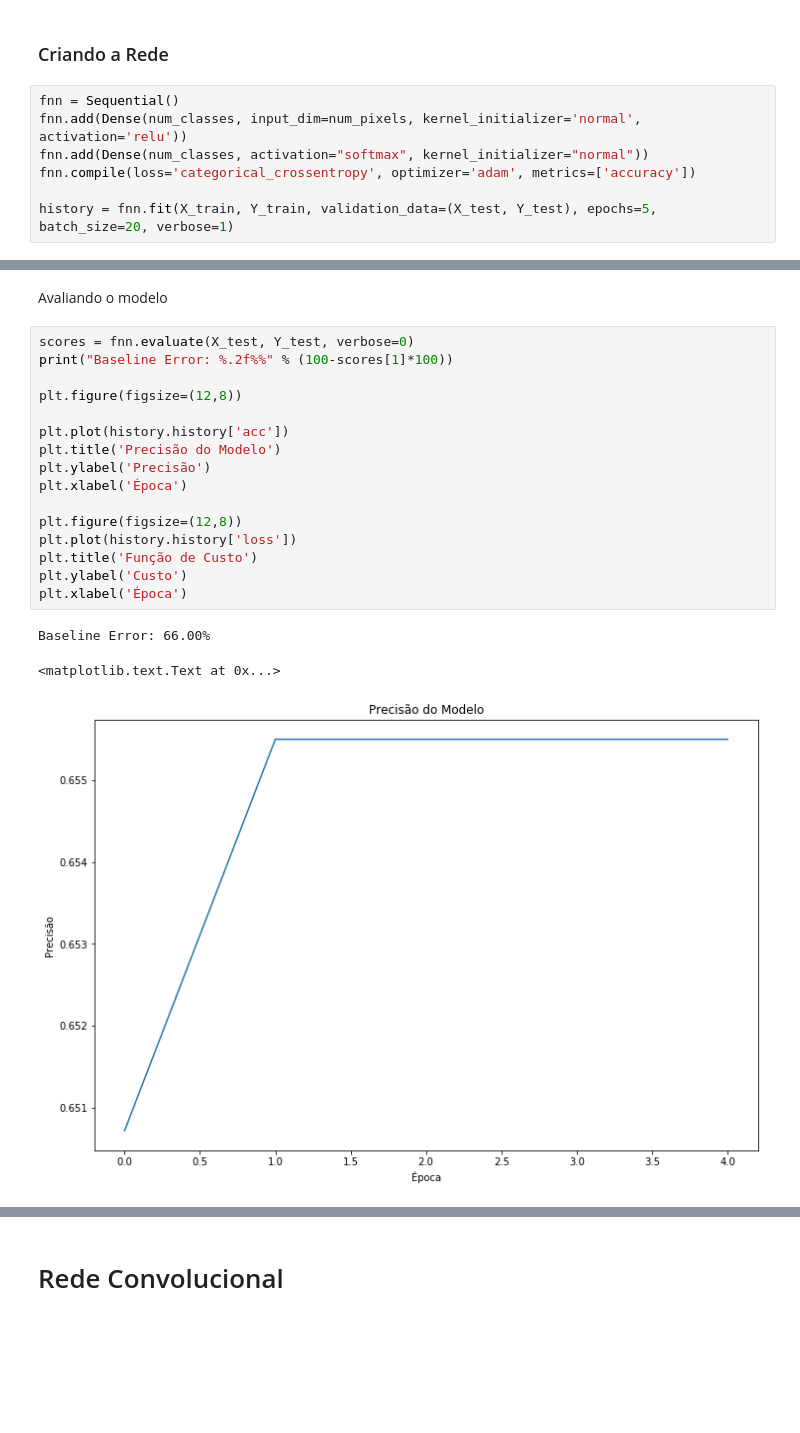
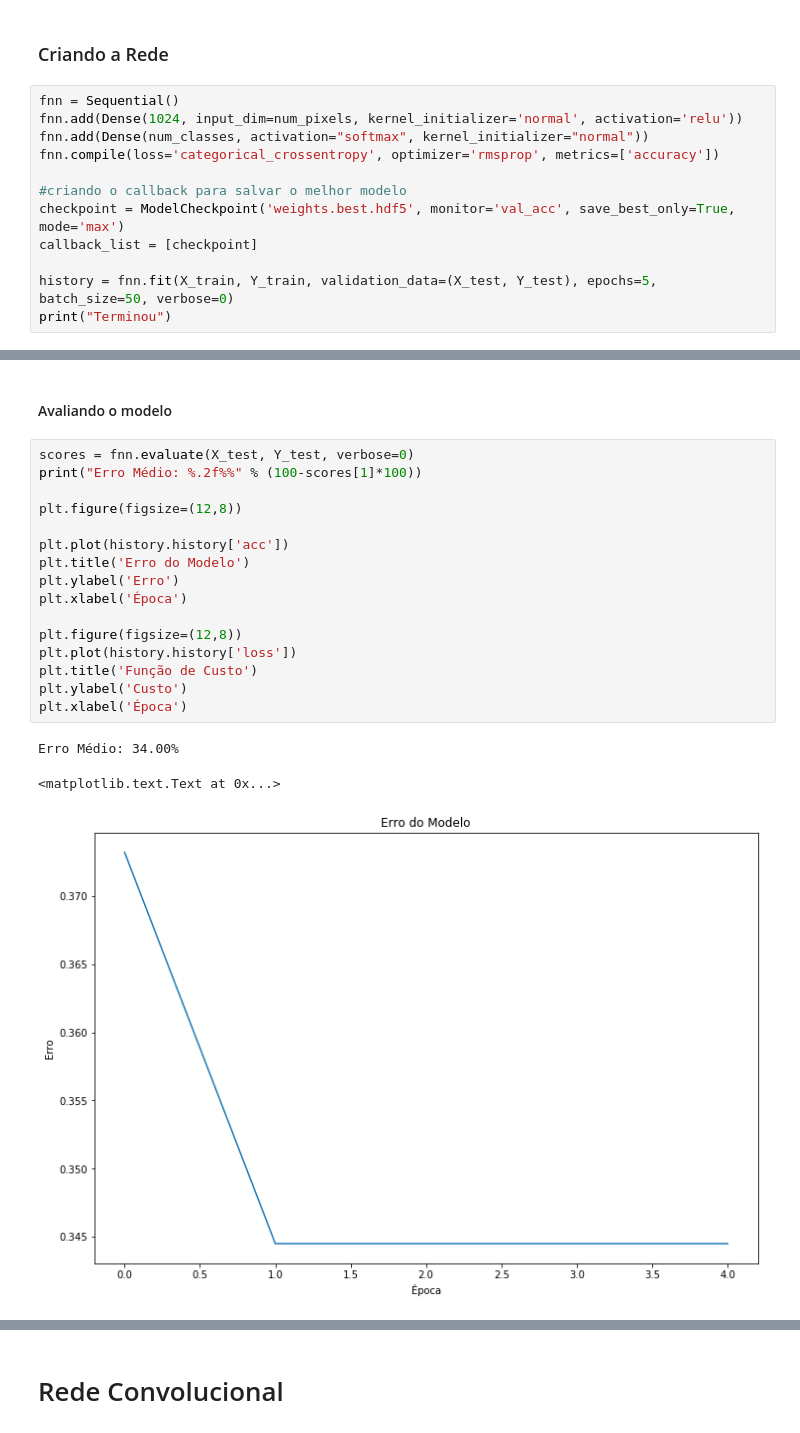
Before and after one commit to ramonsilvanet/trabalho-redes-neurais, a Jupyter notebook: exercício_2_redes_cnn_gatos.ipynb, the cells around one changed output, grey strips where cells are left out. Drawn from its saved outputs; the diff is of its cells as text; blank space fills up the shorter version.

```diff
--- a/exercício_2_redes_cnn_gatos.ipynb
+++ b/exercício_2_redes_cnn_gatos.ipynb
@@ -70,9 +75,14 @@ X_train.shape, X_test.shape, Y_train.shape, Y_test.shape
 ### Criando a Rede
 # %%
 fnn = Sequential()
-fnn.add(Dense(num_classes, input_dim=num_pixels, kernel_initializer='normal', activation='relu'))
+fnn.add(Dense(1024, input_dim=num_pixels, kernel_initializer='normal', activation='relu'))
 fnn.add(Dense(num_classes, activation="softmax", kernel_initializer="normal"))
-fnn.compile(loss='categorical_crossentropy', optimizer='adam', metrics=['accuracy'])
+fnn.compile(loss='categorical_crossentropy', optimizer='rmsprop', metrics=['accuracy'])
 
-history = fnn.fit(X_train, Y_train, validation_data=(X_test, Y_test), epochs=5, batch_size=20, verbose=1)
+#criando o callback para salvar o melhor modelo
+checkpoint = ModelCheckpoint('weights.best.hdf5', monitor='val_acc', save_best_only=True, mode='max')
+callback_list = [checkpoint]
+
+history = fnn.fit(X_train, Y_train, validation_data=(X_test, Y_test), epochs=5, batch_size=50, verbose=0)
+print("Terminou")
 # %% [output]
@@ -90,22 +90,22 @@ Epoch 5/5
 # %% [markdown]
-Avaliando o modelo
+#### Avaliando o modelo
 # %%
 scores = fnn.evaluate(X_test, Y_test, verbose=0)
-print("Baseline Error: %.2f%%" % (100-scores[1]*100))
+print("Erro Médio: %.2f%%" % (100-scores[1]*100))
 
 plt.figure(figsize=(12,8))
 
 plt.plot(history.history['acc'])
-plt.title('Precisão do Modelo')
-plt.ylabel('Precisão')
+plt.title('Erro do Modelo')
+plt.ylabel('Erro')
 plt.xlabel('Época')
 
 plt.figure(figsize=(12,8))
 plt.plot(history.history['loss'])
 plt.title('Função de Custo')
 plt.ylabel('Custo')
 plt.xlabel('Época')
 # %% [output]
-Baseline Error: 66.00%
+Erro Médio: 34.00%
 <matplotlib.text.Text at 0x...>
-[figure, old version]
+[figure, new version]
```
Also changed, not shown: parts of 12 cells of this notebook, 1 other file.
